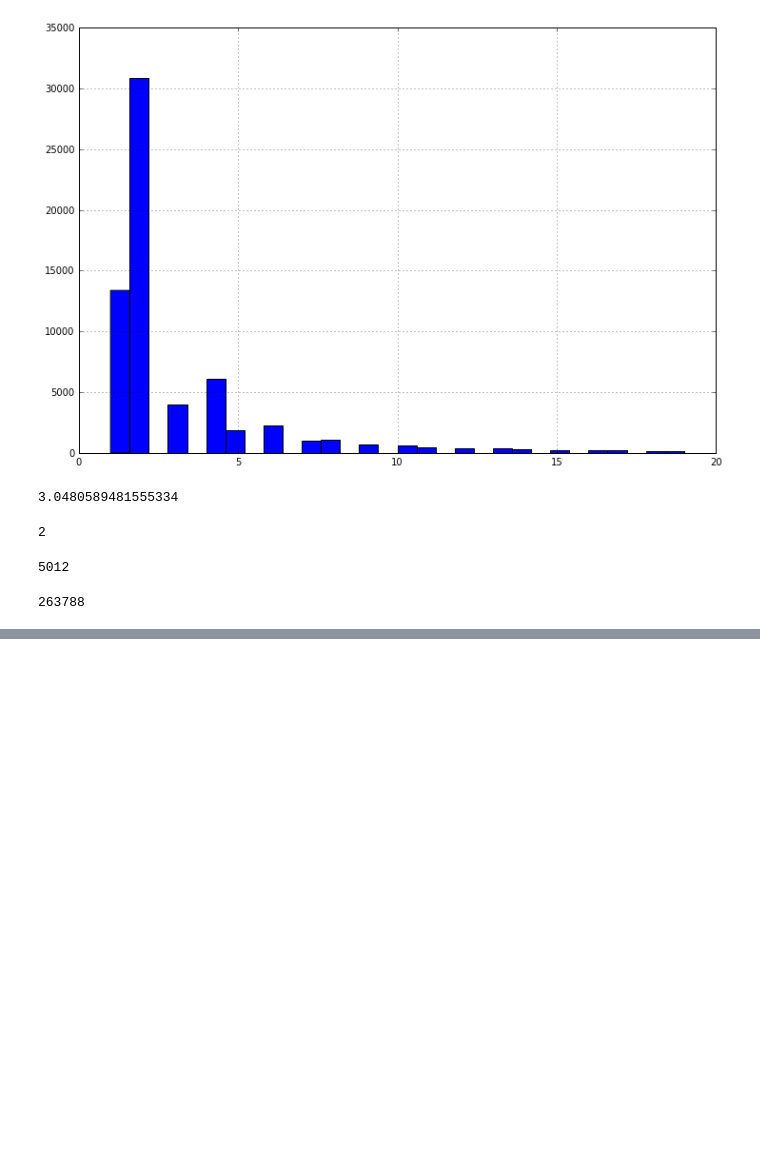
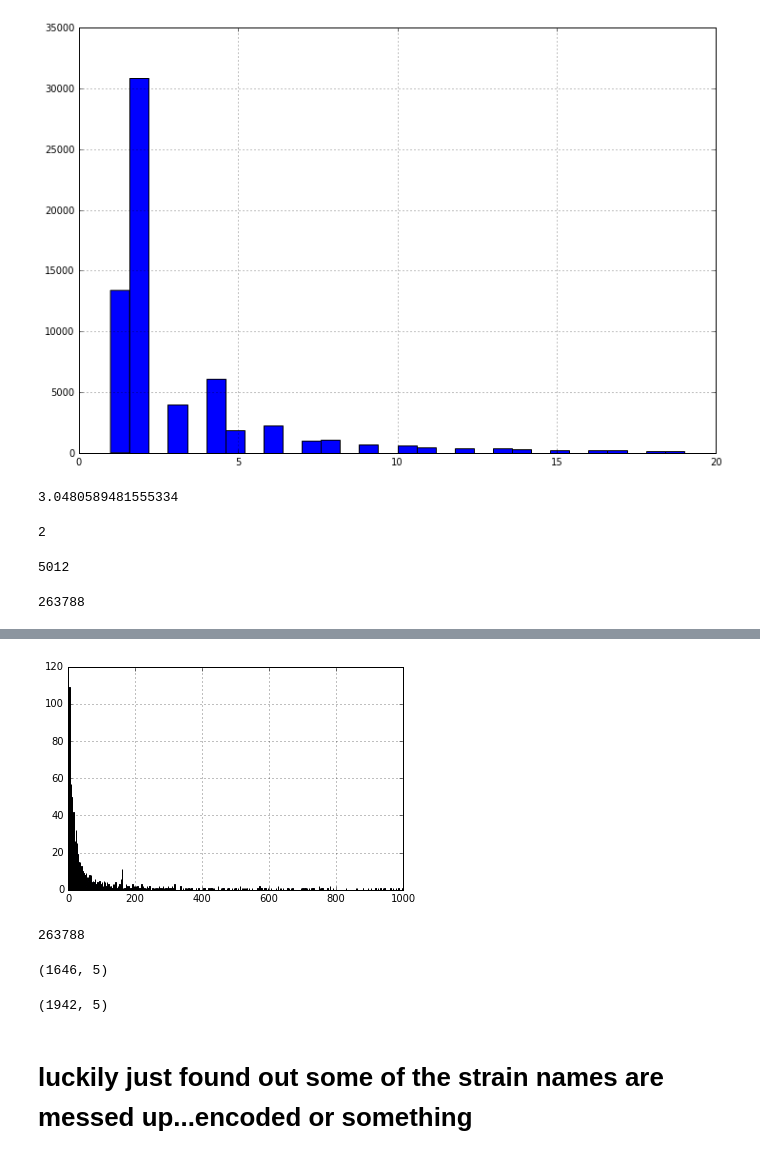
Before and after one commit to nateGeorge/canna-recommend, a Jupyter notebook: leafly/reviews_EDA.ipynb, the cells around one changed output, grey strips where cells are left out. Drawn from its saved outputs; the diff is of its cells as text; code cells hidden in the pictures; blank space fills up the shorter version.

```diff
--- a/leafly/reviews_EDA.ipynb
+++ b/leafly/reviews_EDA.ipynb
@@ -100,0 +189,12 @@ more_ratings.shape[0]
+# %%
+prod_rev_cnt = products.count()
+# %%
+fewer_reviews = prod_rev_cnt[prod_rev_cnt.rating < 1000]
+# %%
+f = fewer_reviews.rating.hist(bins=1000)
+# %% [output]
+[figure, added]
+# %%
+df.shape[0]
+# %% [output]
+263788
@@ -100,0 +203,10 @@ more_ratings.shape[0]
+# %%
+more_reviews.shape
+# %% [output]
+(1646, 5)
+# %%
+prod_rev_cnt.shape
+# %% [output]
+(1942, 5)
+# %% [markdown]
+# luckily just found out some of the strain names are messed up...encoded or something
```
Also changed, not shown: parts of 33 cells of this notebook.
